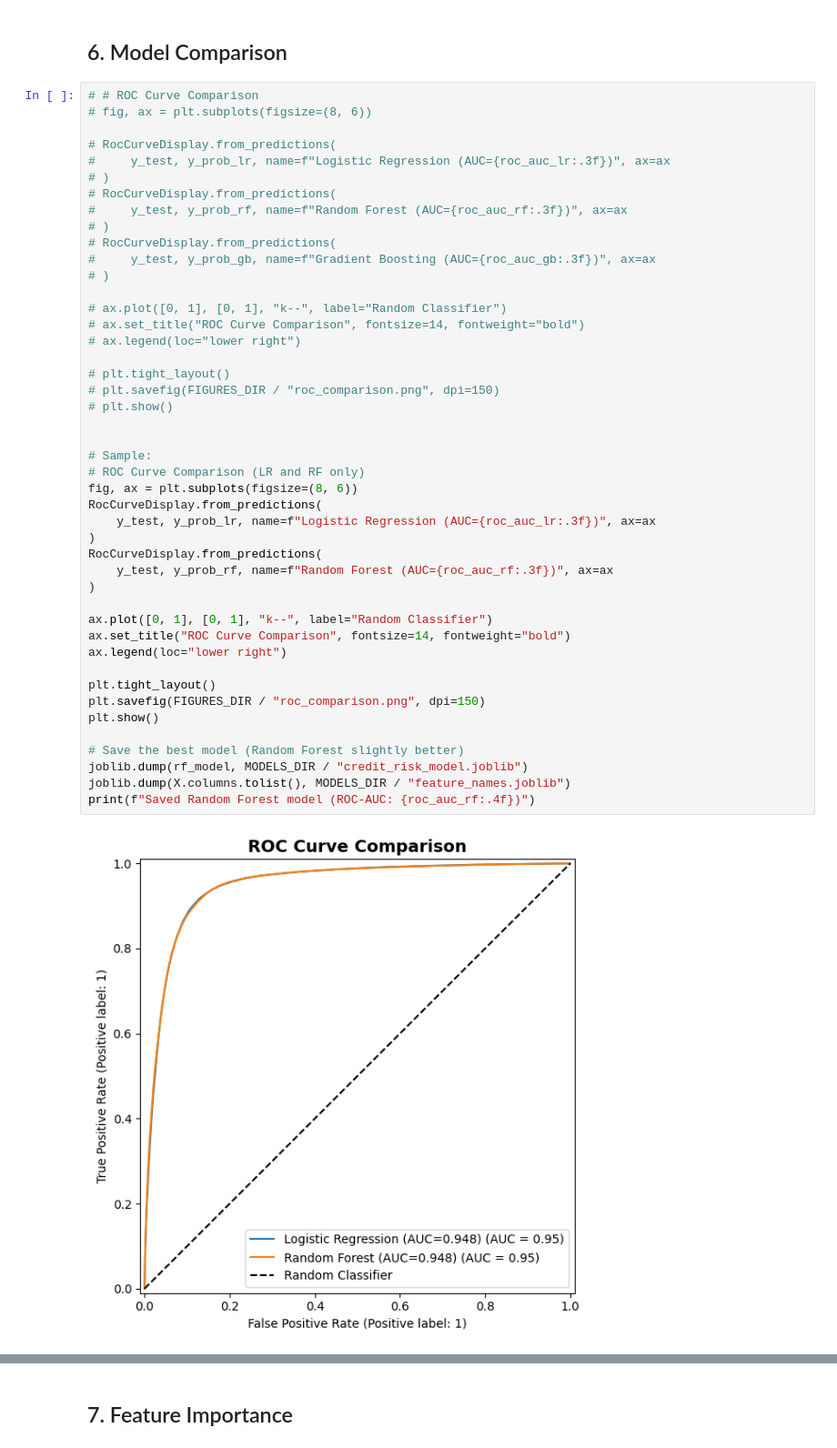
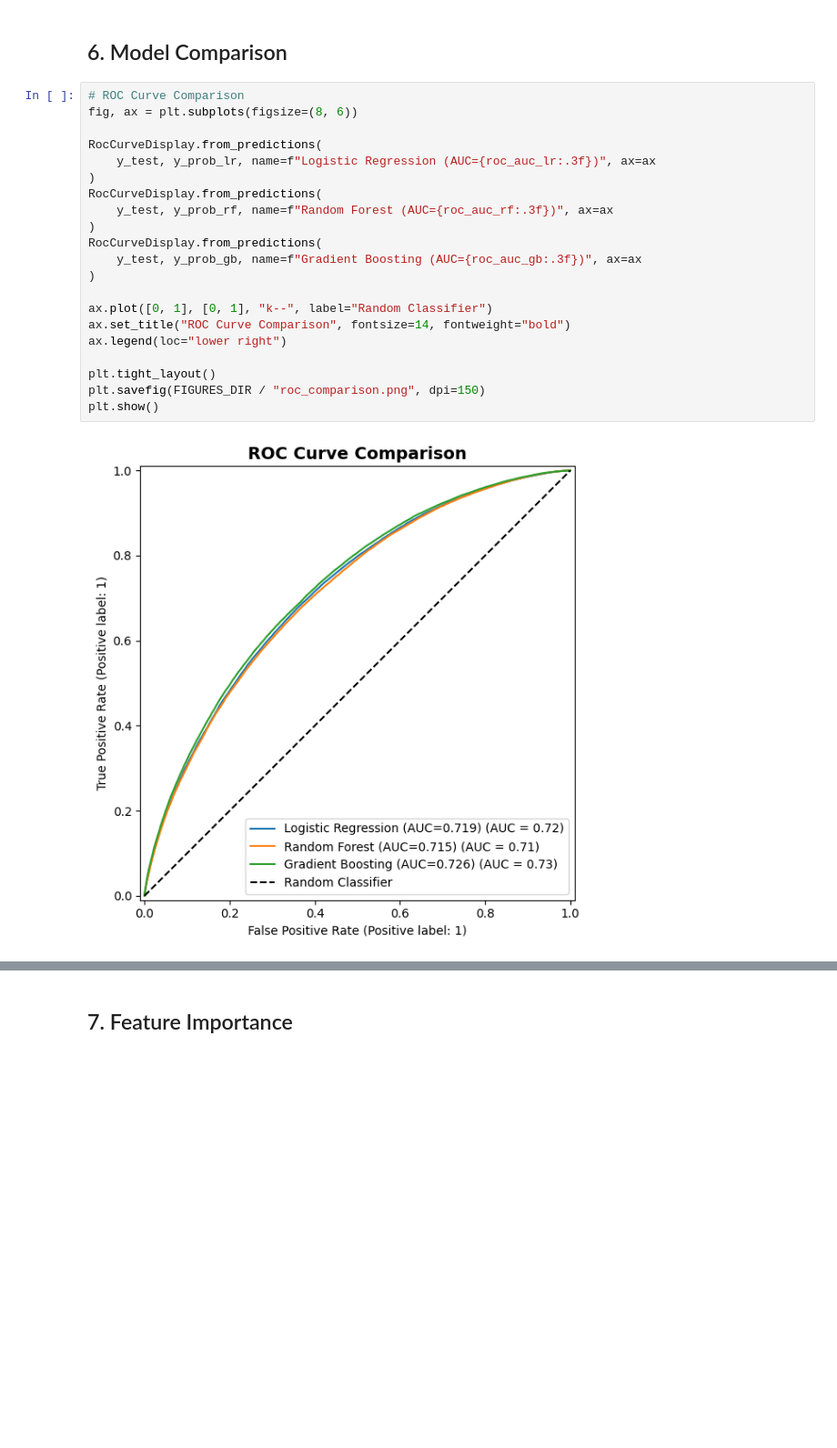
Before and after one commit to Hussain0327/risk_modeling, a Jupyter notebook: notebooks/05_modeling.ipynb, the cells around one changed output, grey strips where cells are left out. Shown at 91% size. Cells and saved outputs as stored; diff of their text form; blank space fills up the shorter version.

```diff
--- a/notebooks/05_modeling.ipynb
+++ b/notebooks/05_modeling.ipynb
@@ -252,49 +256,25 @@ ROC-AUC: 0.9481
 # %% [markdown]
 ## 6. Model Comparison
 # %%
-# # ROC Curve Comparison
-# fig, ax = plt.subplots(figsize=(8, 6))
+# ROC Curve Comparison
+fig, ax = plt.subplots(figsize=(8, 6))
 
-# RocCurveDisplay.from_predictions(
-#     y_test, y_prob_lr, name=f"Logistic Regression (AUC={roc_auc_lr:.3f})", ax=ax
-# )
-# RocCurveDisplay.from_predictions(
-#     y_test, y_prob_rf, name=f"Random Forest (AUC={roc_auc_rf:.3f})", ax=ax
-# )
-# RocCurveDisplay.from_predictions(
-#     y_test, y_prob_gb, name=f"Gradient Boosting (AUC={roc_auc_gb:.3f})", ax=ax
-# )
-
-# ax.plot([0, 1], [0, 1], "k--", label="Random Classifier")
-# ax.set_title("ROC Curve Comparison", fontsize=14, fontweight="bold")
-# ax.legend(loc="lower right")
-
-# plt.tight_layout()
-# plt.savefig(FIGURES_DIR / "roc_comparison.png", dpi=150)
-# plt.show()
-
-
-# Sample:
-# ROC Curve Comparison (LR and RF only)
-fig, ax = plt.subplots(figsize=(8, 6))
 RocCurveDisplay.from_predictions(
     y_test, y_prob_lr, name=f"Logistic Regression (AUC={roc_auc_lr:.3f})", ax=ax
 )
 RocCurveDisplay.from_predictions(
     y_test, y_prob_rf, name=f"Random Forest (AUC={roc_auc_rf:.3f})", ax=ax
+)
+RocCurveDisplay.from_predictions(
+    y_test, y_prob_gb, name=f"Gradient Boosting (AUC={roc_auc_gb:.3f})", ax=ax
 )
 
 ax.plot([0, 1], [0, 1], "k--", label="Random Classifier")
 ax.set_title("ROC Curve Comparison", fontsize=14, fontweight="bold")
 ax.legend(loc="lower right")
 
 plt.tight_layout()
 plt.savefig(FIGURES_DIR / "roc_comparison.png", dpi=150)
 plt.show()
-
-# Save the best model (Random Forest slightly better)
-joblib.dump(rf_model, MODELS_DIR / "credit_risk_model.joblib")
-joblib.dump(X.columns.tolist(), MODELS_DIR / "feature_names.joblib")
-print(f"Saved Random Forest model (ROC-AUC: {roc_auc_rf:.4f})")
 # %% [output]
-[figure, old version]
+[figure, new version]
```
Also changed, not shown: parts of 13 cells of this notebook, 7 other files.
